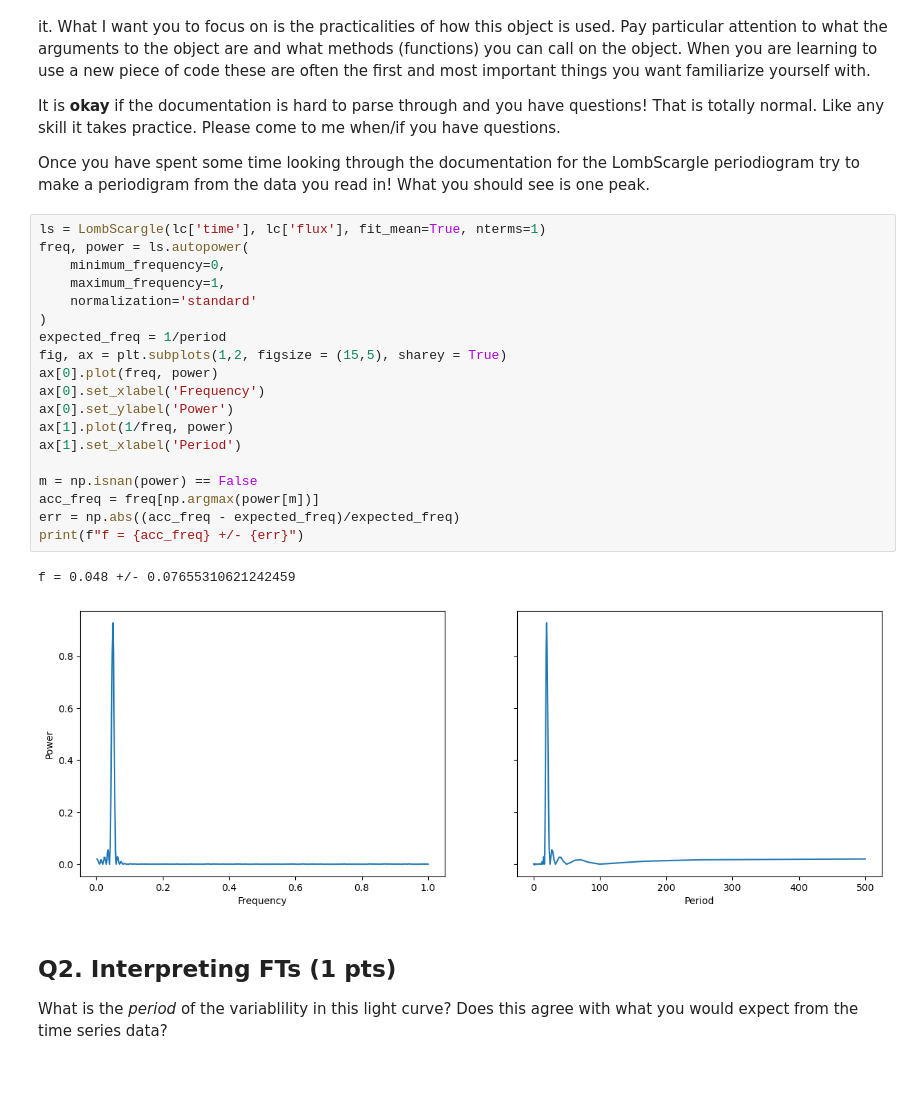
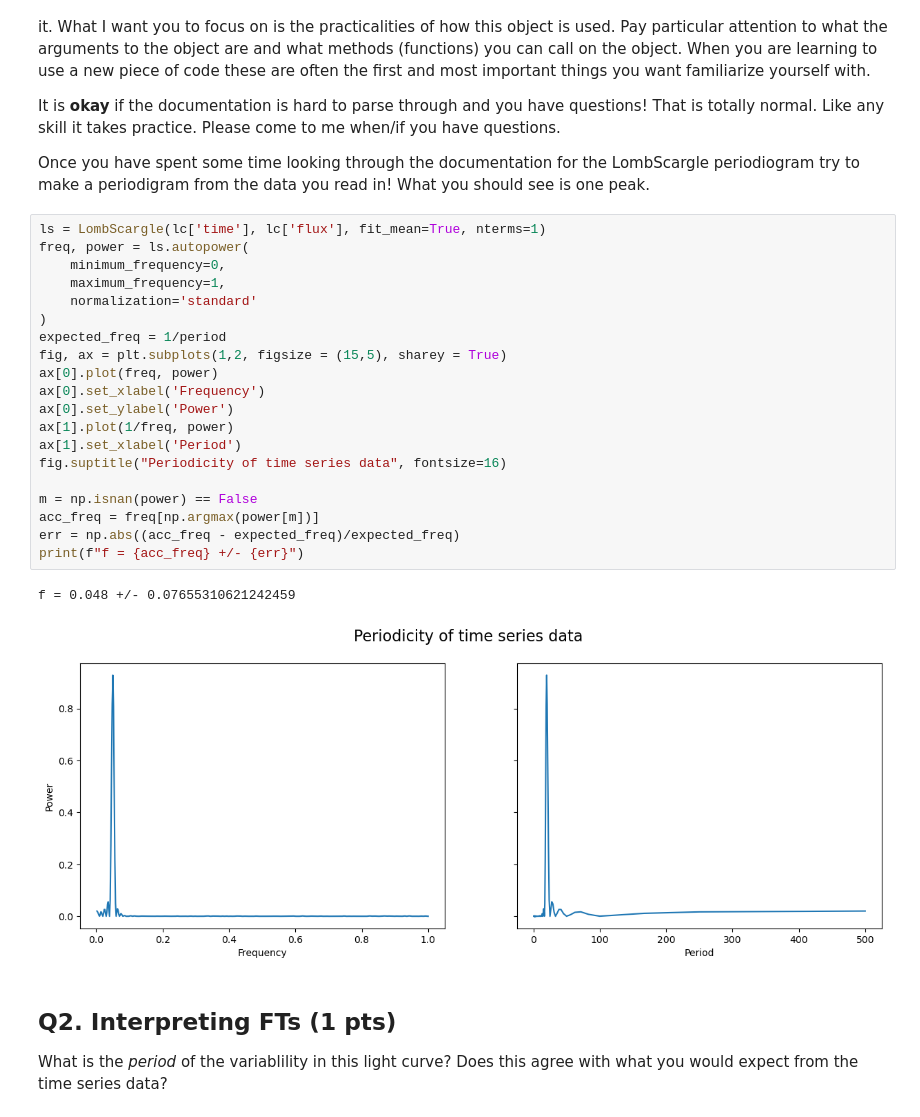
Before and after one commit to cassiemetzger/dartmouth_a74, a Jupyter notebook: CP_fourier.ipynb, the cells around one changed output. Saved outputs shown, nothing was run; the diff lists cells and outputs as text; blank space fills up the shorter version.

Commit message:
fixing graph

```diff
--- a/CP_fourier.ipynb
+++ b/CP_fourier.ipynb
@@ -221,25 +221,26 @@ Once you have spent some time looking through the documentation for the LombScar
 # %%
 ls = LombScargle(lc['time'], lc['flux'], fit_mean=True, nterms=1)
 freq, power = ls.autopower(
     minimum_frequency=0,
     maximum_frequency=1,
     normalization='standard'
 )
 expected_freq = 1/period
 fig, ax = plt.subplots(1,2, figsize = (15,5), sharey = True)
 ax[0].plot(freq, power)
 ax[0].set_xlabel('Frequency')
 ax[0].set_ylabel('Power')
 ax[1].plot(1/freq, power)
 ax[1].set_xlabel('Period')
+fig.suptitle("Periodicity of time series data", fontsize=16)
 
 m = np.isnan(power) == False
 acc_freq = freq[np.argmax(power[m])]
 err = np.abs((acc_freq - expected_freq)/expected_freq)
 print(f"f = {acc_freq} +/- {err}")
 # %% [output]
 f = 0.048 +/- 0.07655310621242459
-[figure, old version]
+[figure, new version]
 # %% [markdown]
 ## Q2. Interpreting FTs (1 pts)
 What is the *period* of the variablility in this light curve? Does this agree with what you would expect from the time series data?
```
